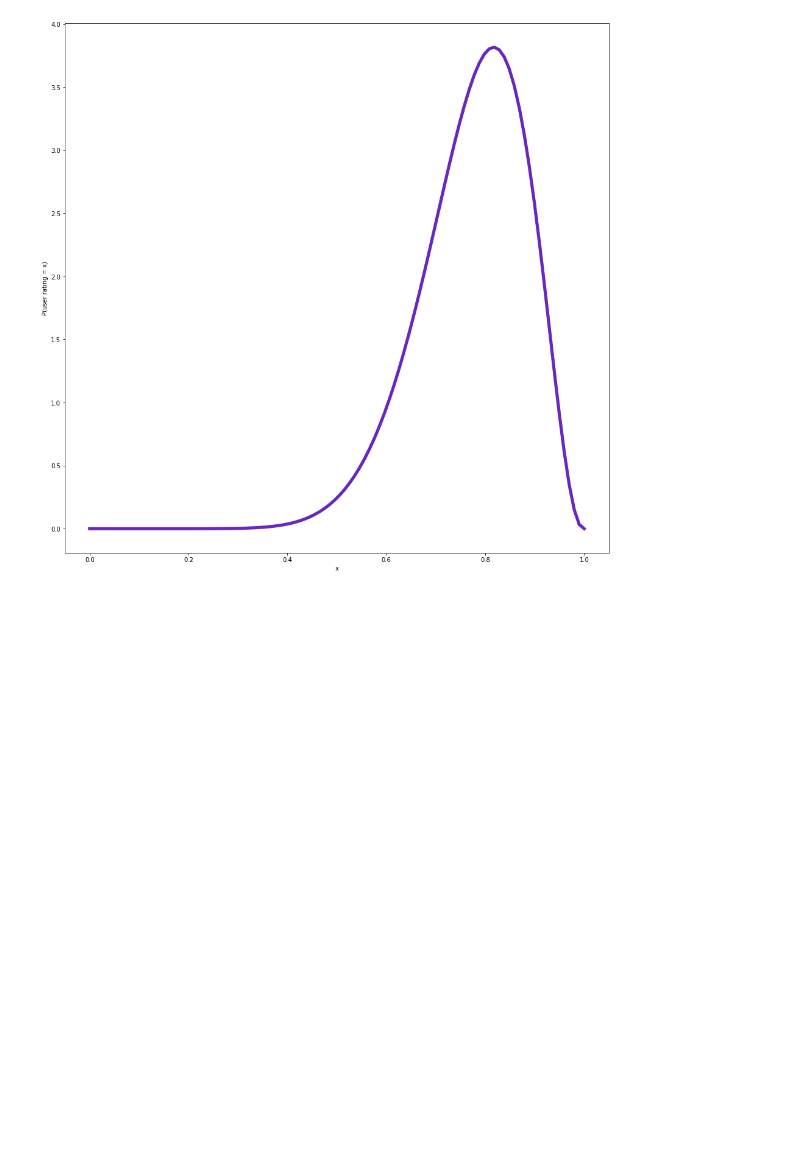
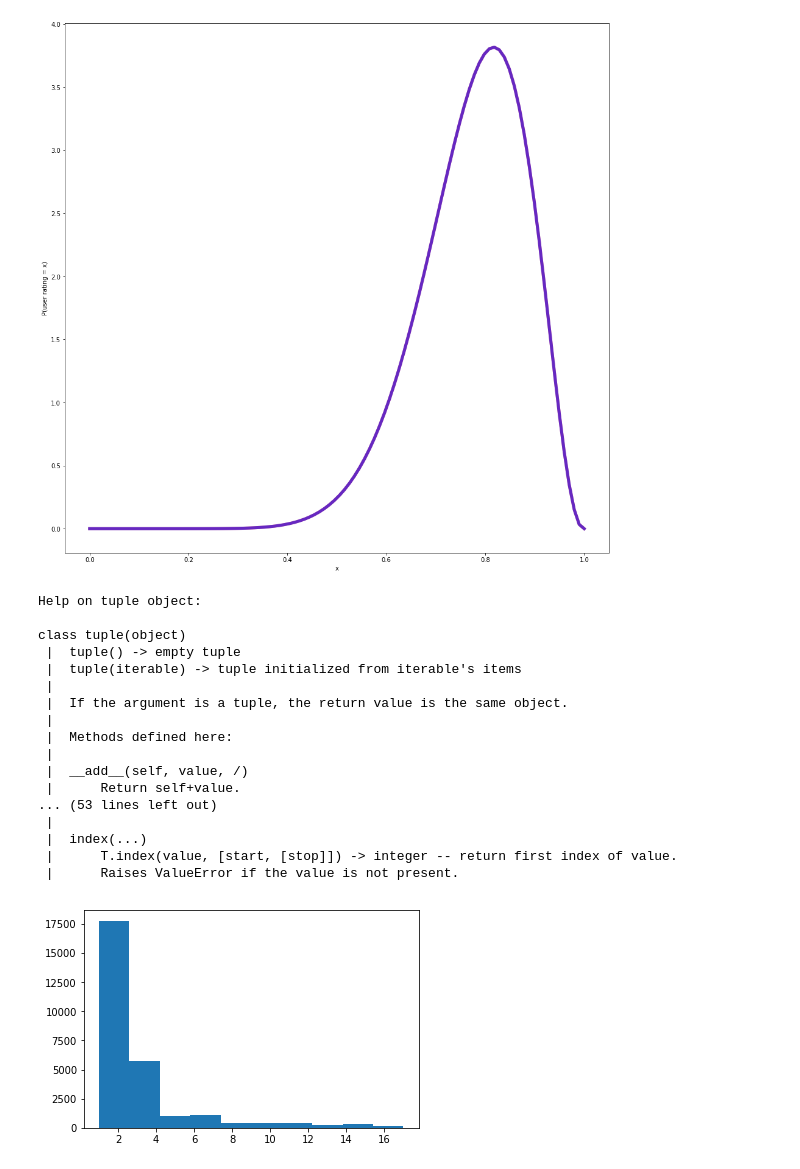
Before and after one commit to Aidan-Jared/What-Genre-Should-I-Like, a Jupyter notebook: Capstone1.ipynb, the cells around one changed output. Saved outputs shown, nothing was run; the diff lists cells and outputs as text; code cells hidden in the pictures; blank space fills up the shorter version.

```diff
--- a/Capstone1.ipynb
+++ b/Capstone1.ipynb
@@ -247,3 +247,24 @@ compile_analysis(df_fantasy, df_scifi, 'user_rating')
 0.4906
 [figure]
 [figure]
+# %%
+help(plt.hist(df_fantasy['books_read']))
+# %% [output]
+Help on tuple object:
+
+class tuple(object)
+ |  tuple() -> empty tuple
+ |  tuple(iterable) -> tuple initialized from iterable's items
+ |
+ |  If the argument is a tuple, the return value is the same object.
+ |
+ |  Methods defined here:
+ |
+ |  __add__(self, value, /)
+ |      Return self+value.
+... (53 lines left out)
+ |
+ |  index(...)
+ |      T.index(value, [start, [stop]]) -> integer -- return first index of value.
+ |      Raises ValueError if the value is not present.
+[figure, added]
```
Also changed, not shown: 2 other files.
